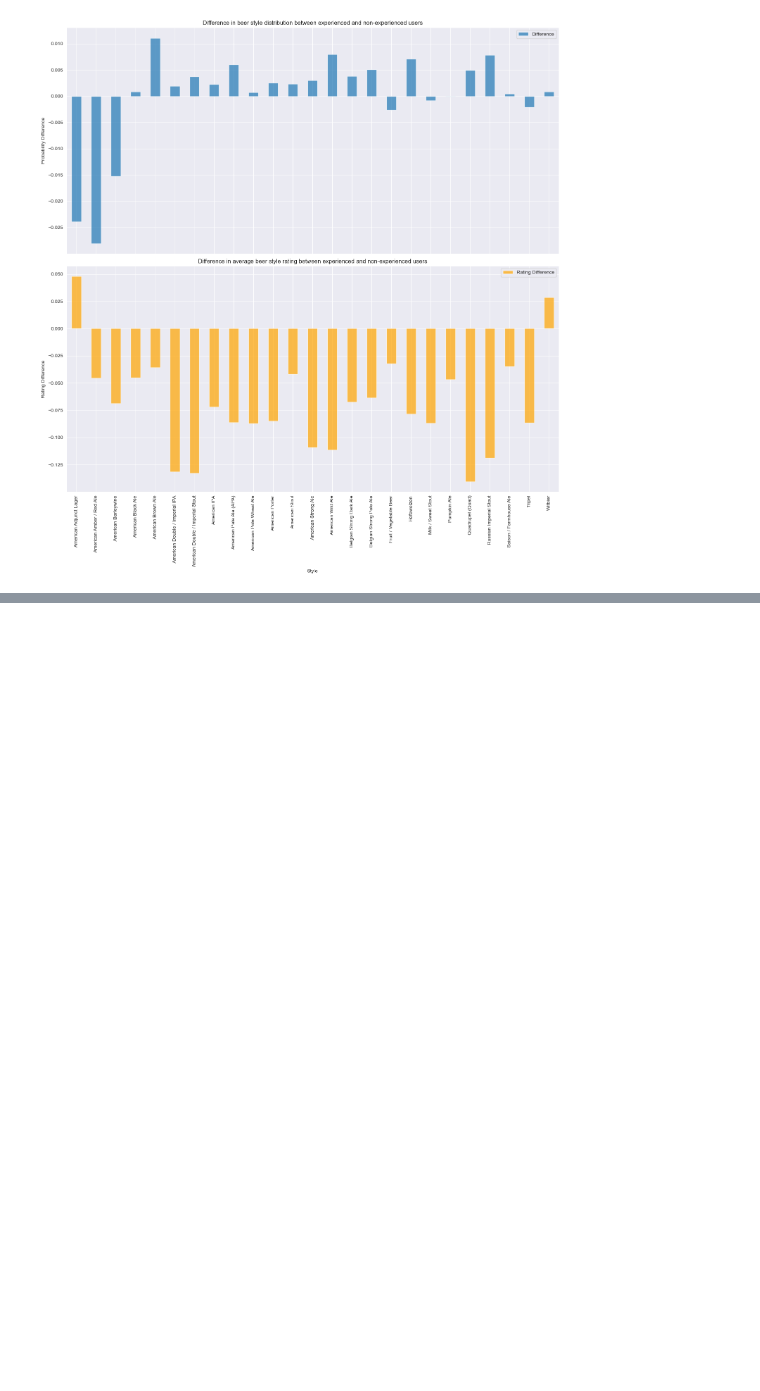
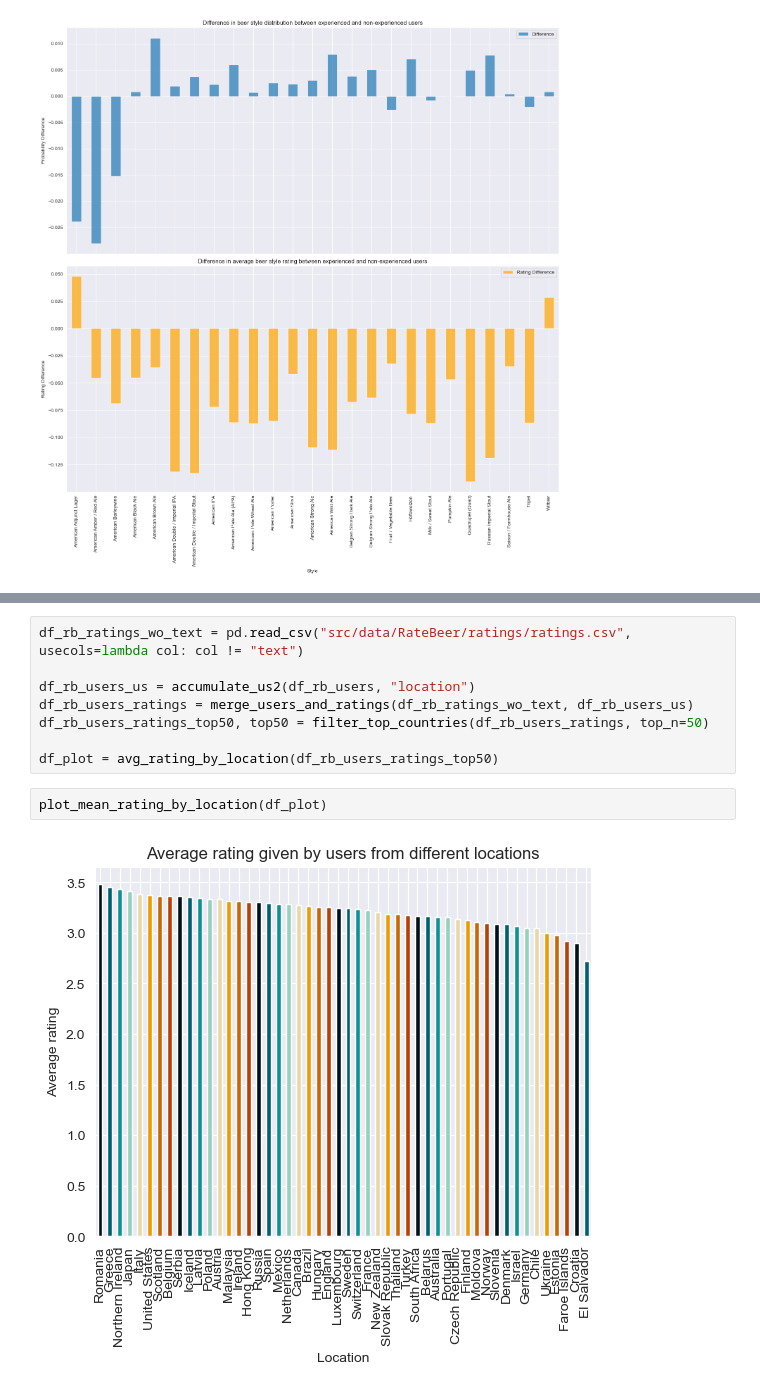
Before and after one commit to epfl-ada/ada-2024-project-thefivedatawranglers, a Jupyter notebook: results.ipynb, the cells around one changed output, grey strips where cells are left out. Saved outputs shown, nothing was run; the diff lists cells and outputs as text; blank space fills up the shorter version.

```diff
--- a/results.ipynb
+++ b/results.ipynb
@@ -21,0 +34,12 @@ plot_combined_distribution_and_rating_difference(plot_df, rating_diff_df)
+# %%
+df_rb_ratings_wo_text = pd.read_csv("src/data/RateBeer/ratings/ratings.csv", usecols=lambda col: col != "text")
+
+df_rb_users_us = accumulate_us2(df_rb_users, "location")
+df_rb_users_ratings = merge_users_and_ratings(df_rb_ratings_wo_text, df_rb_users_us)
+df_rb_users_ratings_top50, top50 = filter_top_countries(df_rb_users_ratings, top_n=50)
+
+df_plot = avg_rating_by_location(df_rb_users_ratings_top50)
+# %%
+plot_mean_rating_by_location(df_plot)
+# %% [output]
+[figure, added]
```
Also changed, not shown: parts of 8 cells of this notebook, 2 other files.
